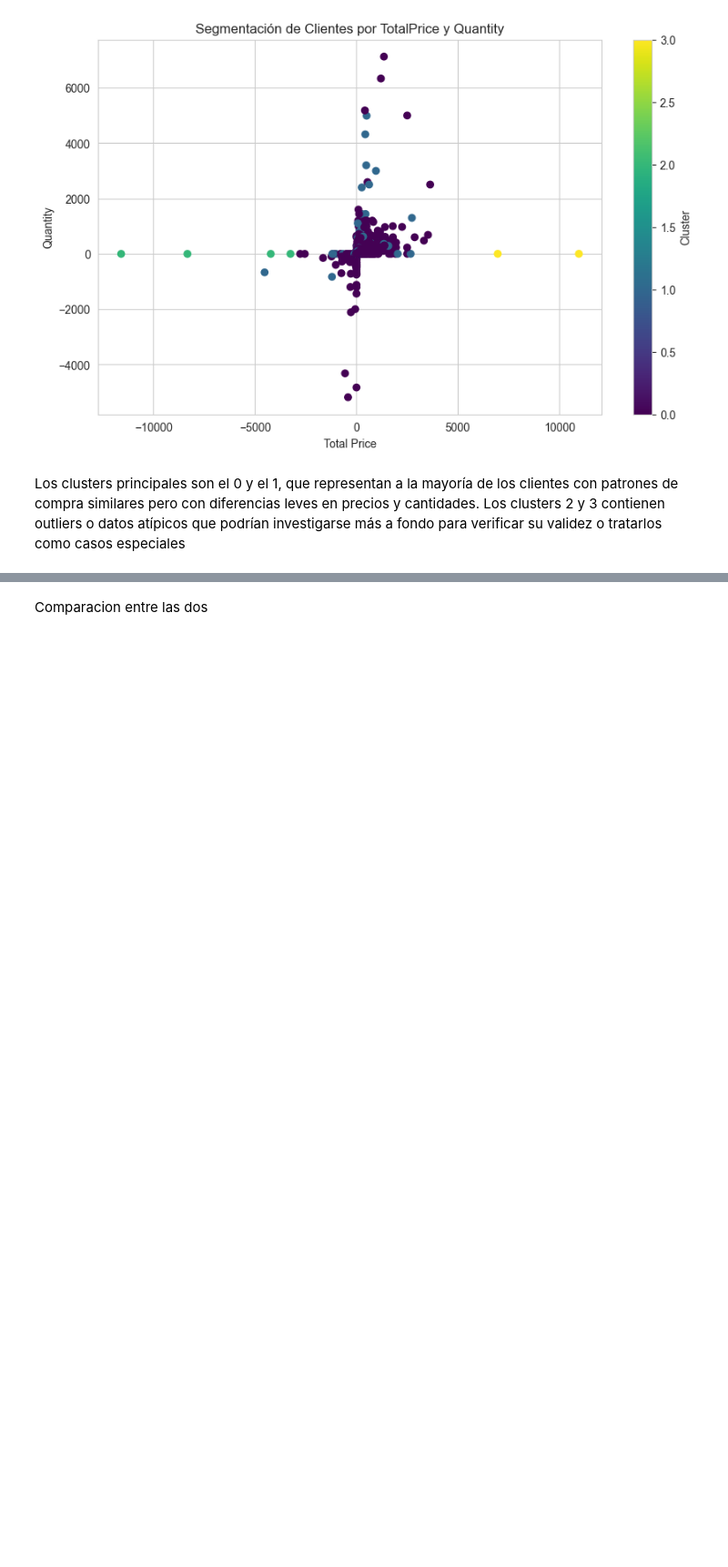
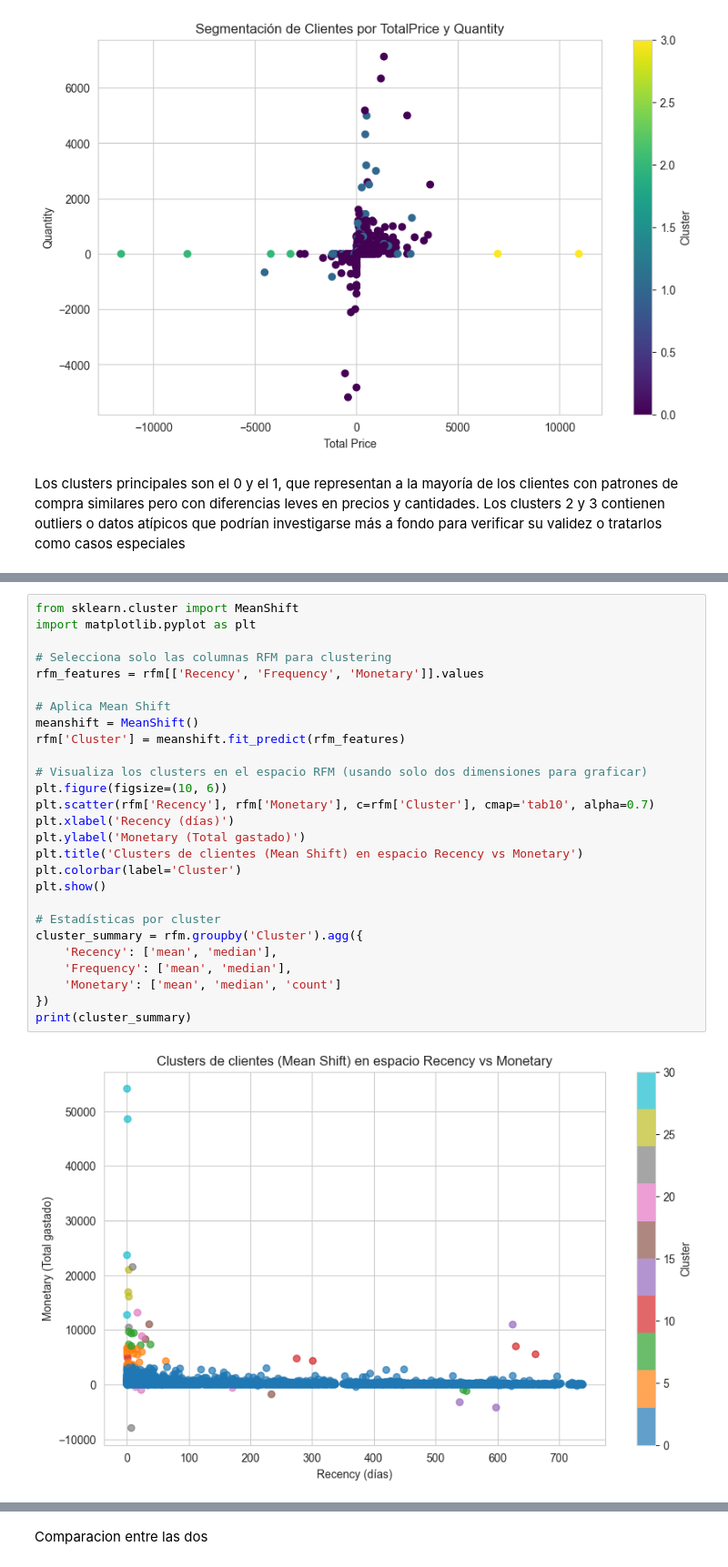
Before and after one commit to Dome100215/Fundamentos, a Jupyter notebook: Taller_2.ipynb, the cells around one changed output, grey strips where cells are left out. Shown at 91% size. Drawn from its saved outputs; the diff is of its cells as text; blank space fills up the shorter version.

```diff
--- a/Taller_2.ipynb
+++ b/Taller_2.ipynb
@@ -963,0 +905,29 @@ Name: count, dtype: int64
+# %%
+from sklearn.cluster import MeanShift
+import matplotlib.pyplot as plt
+
+# Selecciona solo las columnas RFM para clustering
+rfm_features = rfm[['Recency', 'Frequency', 'Monetary']].values
+
+# Aplica Mean Shift
+meanshift = MeanShift()
+rfm['Cluster'] = meanshift.fit_predict(rfm_features)
+
+# Visualiza los clusters en el espacio RFM (usando solo dos dimensiones para graficar)
+plt.figure(figsize=(10, 6))
+plt.scatter(rfm['Recency'], rfm['Monetary'], c=rfm['Cluster'], cmap='tab10', alpha=0.7)
+plt.xlabel('Recency (días)')
+plt.ylabel('Monetary (Total gastado)')
+plt.title('Clusters de clientes (Mean Shift) en espacio Recency vs Monetary')
+plt.colorbar(label='Cluster')
+plt.show()
+
+# Estadísticas por cluster
+cluster_summary = rfm.groupby('Cluster').agg({
+    'Recency': ['mean', 'median'],
+    'Frequency': ['mean', 'median'],
+    'Monetary': ['mean', 'median', 'count']
+})
+print(cluster_summary)
+# %% [output]
+[figure, added]
```
Also changed, not shown: parts of 3 cells of this notebook.
